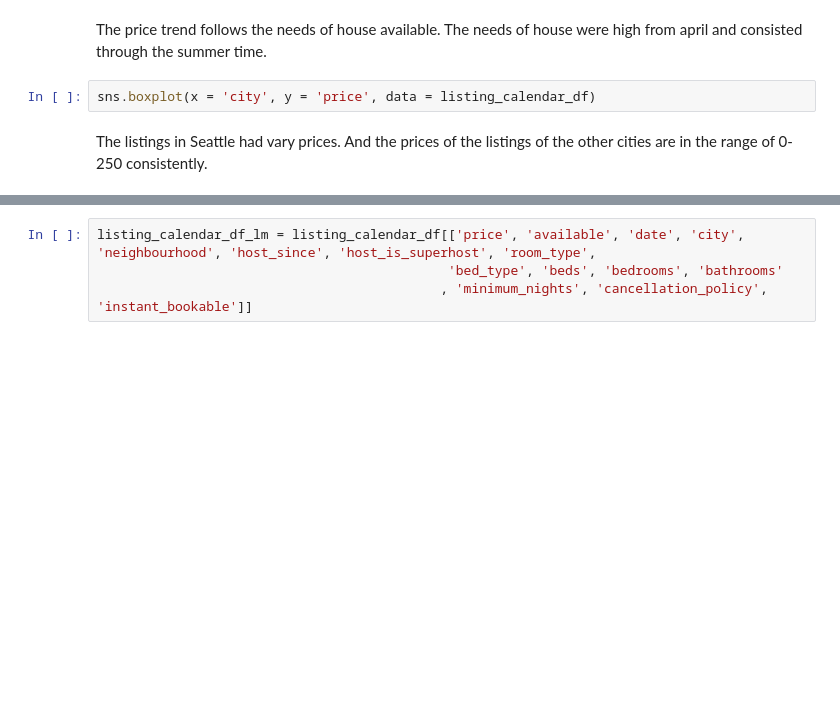
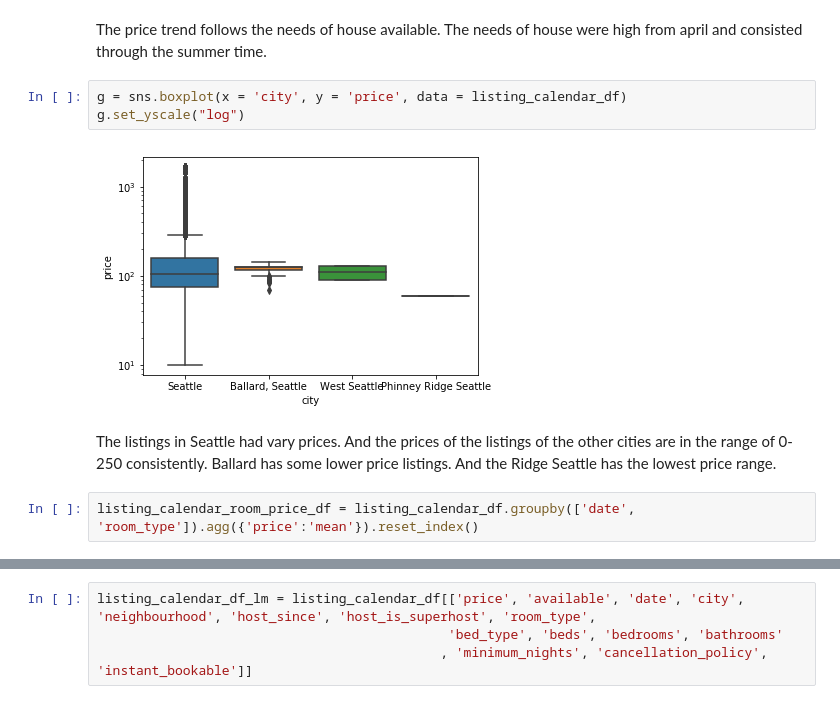
Before and after one commit to Mendy5/Udacity_Data_Scientist_Projects, a Jupyter notebook: P1_Writing_a_Data_Scientist_Blog_Post/Seattle_AirBnB_Data_Analysis_v2.0.ipynb, the cells around one changed output, grey strips where cells are left out. Cells and saved outputs as stored; diff of their text form; blank space fills up the shorter version.

```diff
--- a/P1_Writing_a_Data_Scientist_Blog_Post/Seattle_AirBnB_Data_Analysis_v2.0.ipynb
+++ b/P1_Writing_a_Data_Scientist_Blog_Post/Seattle_AirBnB_Data_Analysis_v2.0.ipynb
@@ -155,6 +330,11 @@ plt.show()
 # %% [markdown]
 The price trend follows the needs of house available. The needs of house were high from april and consisted through the summer time.
 # %%
-sns.boxplot(x = 'city', y = 'price', data = listing_calendar_df)
+g = sns.boxplot(x = 'city', y = 'price', data = listing_calendar_df)
+g.set_yscale("log")
+# %% [output]
+[figure, added]
 # %% [markdown]
-The listings in Seattle had vary prices. And the prices of the listings of the other cities are in the range of 0-250 consistently.
+The listings in Seattle had vary prices. And the prices of the listings of the other cities are in the range of 0-250 consistently. Ballard has some lower price listings. And the Ridge Seattle has the lowest price range.
+# %%
+listing_calendar_room_price_df = listing_calendar_df.groupby(['date', 'room_type']).agg({'price':'mean'}).reset_index()
```
Also changed, not shown: parts of 50 cells of this notebook.
